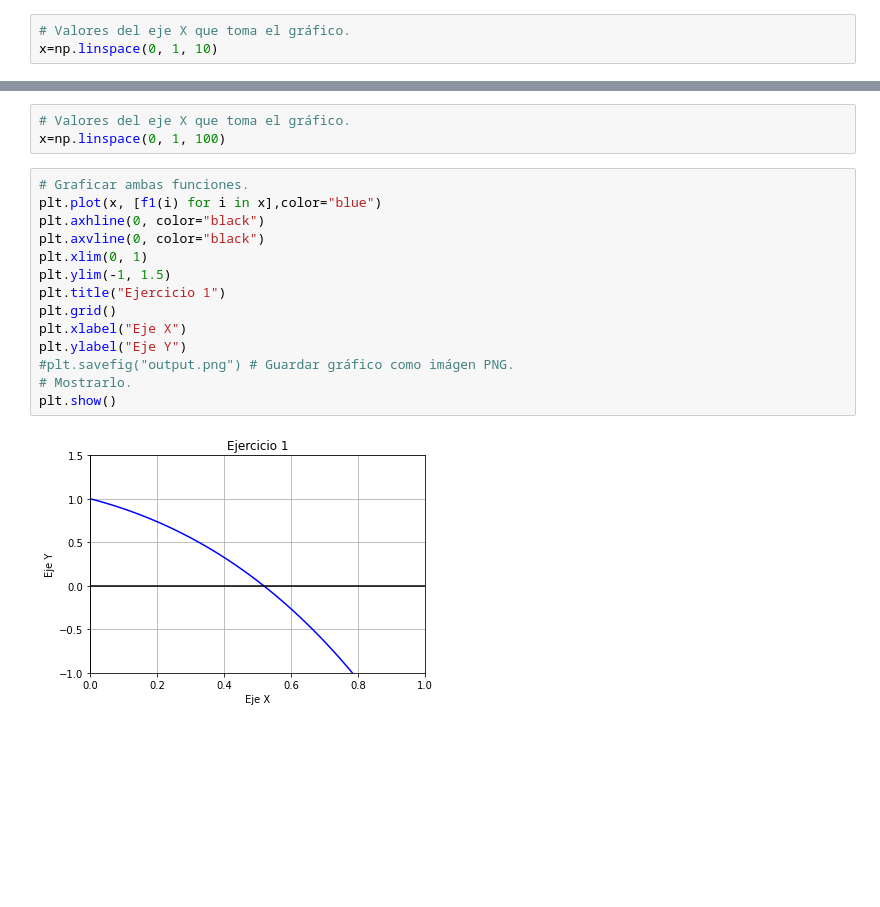
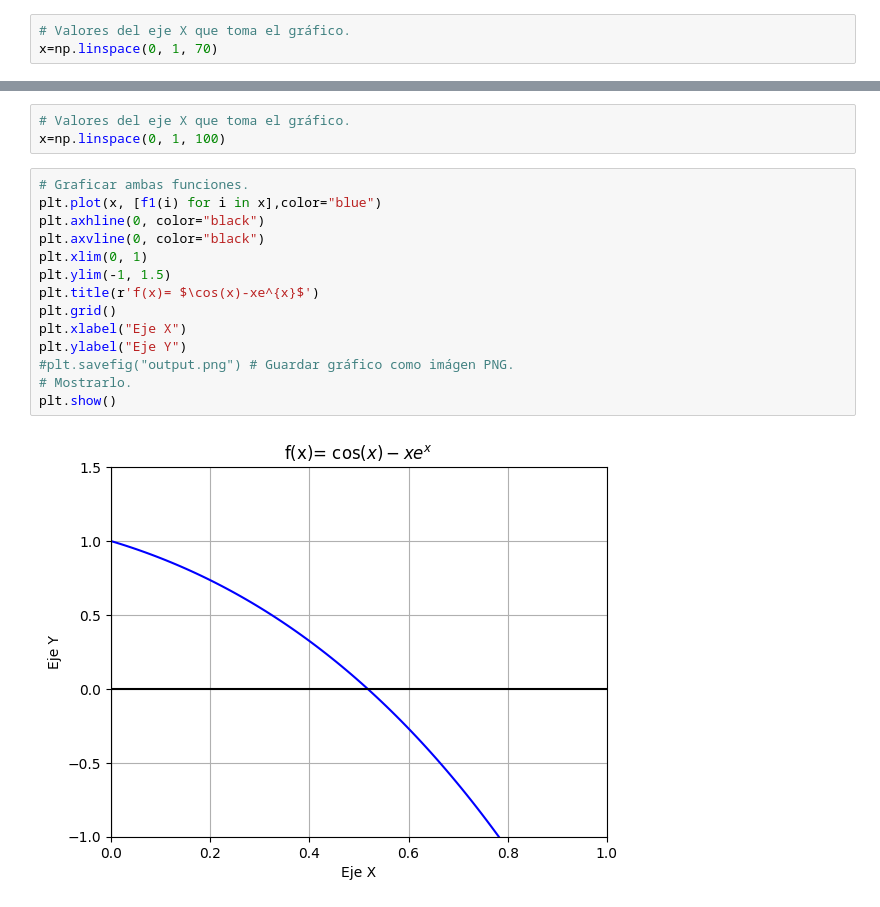
Before and after one commit to ACoronaGuzman/Metodos, a Jupyter notebook: Actividad_1.ipynb, the cells around one changed output, grey strips where cells are left out. Saved outputs shown, nothing was run; the diff lists cells and outputs as text; blank space fills up the shorter version.

```diff
--- a/Actividad_1.ipynb
+++ b/Actividad_1.ipynb
@@ -9,7 +9,7 @@ def f2(x):
     return 10**x -x-4
 # %%
 # Valores del eje X que toma el gráfico.
-x=np.linspace(0, 1, 10)
+x=np.linspace(0, 1, 70)
 # %%
 # Graficar ambas funciones.
 plt.plot(x, [f2(i) for i in x],color="green")
@@ -91,16 +91,16 @@ x=np.linspace(0, 1, 100)
 # %%
 # Graficar ambas funciones.
 plt.plot(x, [f1(i) for i in x],color="blue")
 plt.axhline(0, color="black")
 plt.axvline(0, color="black")
 plt.xlim(0, 1)
 plt.ylim(-1, 1.5)
-plt.title("Ejercicio 1")
+plt.title(r'f(x)= $\cos(x)-xe^{x}$')
 plt.grid()
 plt.xlabel("Eje X")
 plt.ylabel("Eje Y")
 #plt.savefig("output.png") # Guardar gráfico como imágen PNG.
 # Mostrarlo.
 plt.show()
 # %% [output]
-[figure, old version]
+[figure, new version]
```
Also changed, not shown: parts of 2 cells of this notebook.
